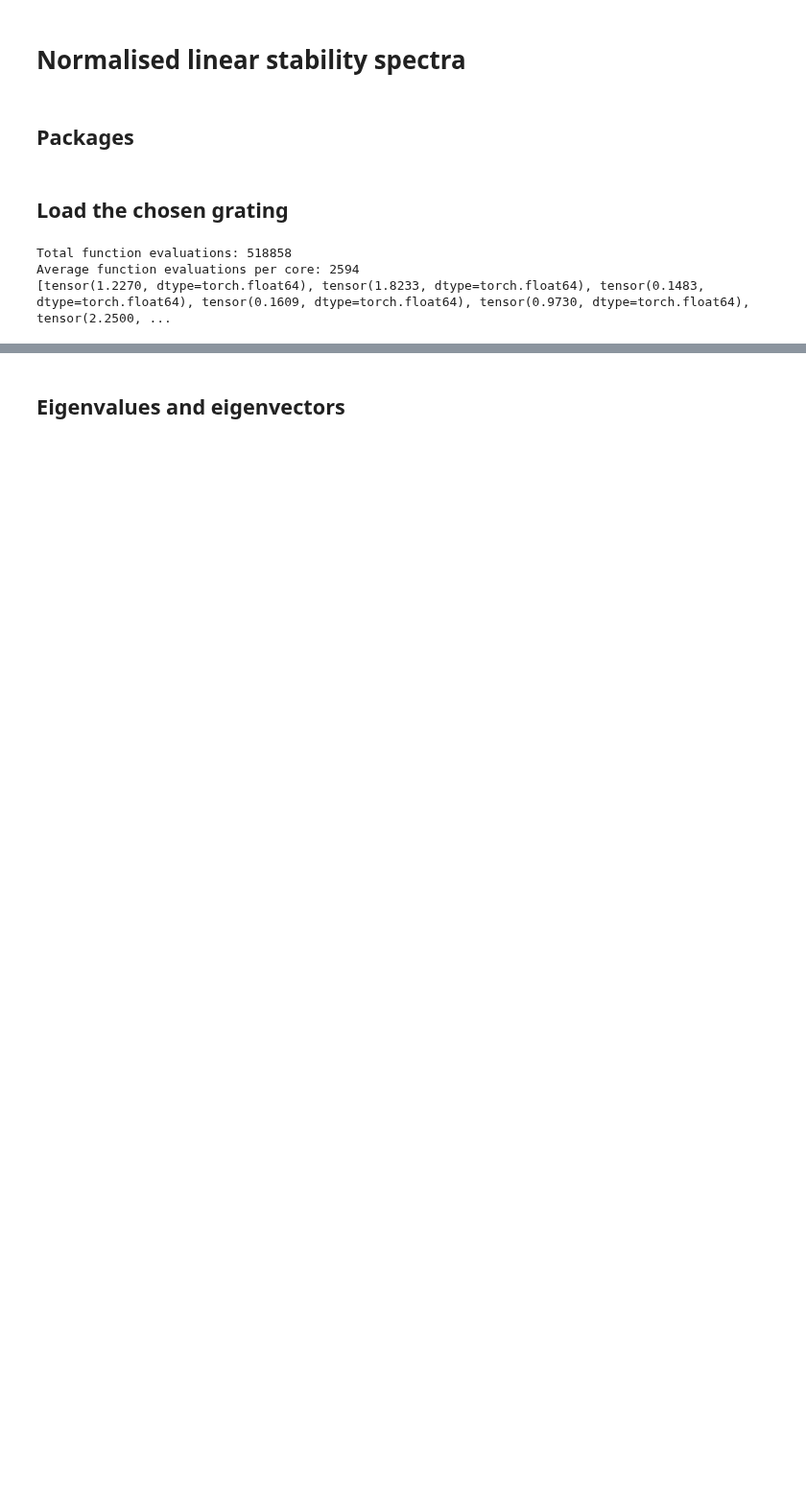
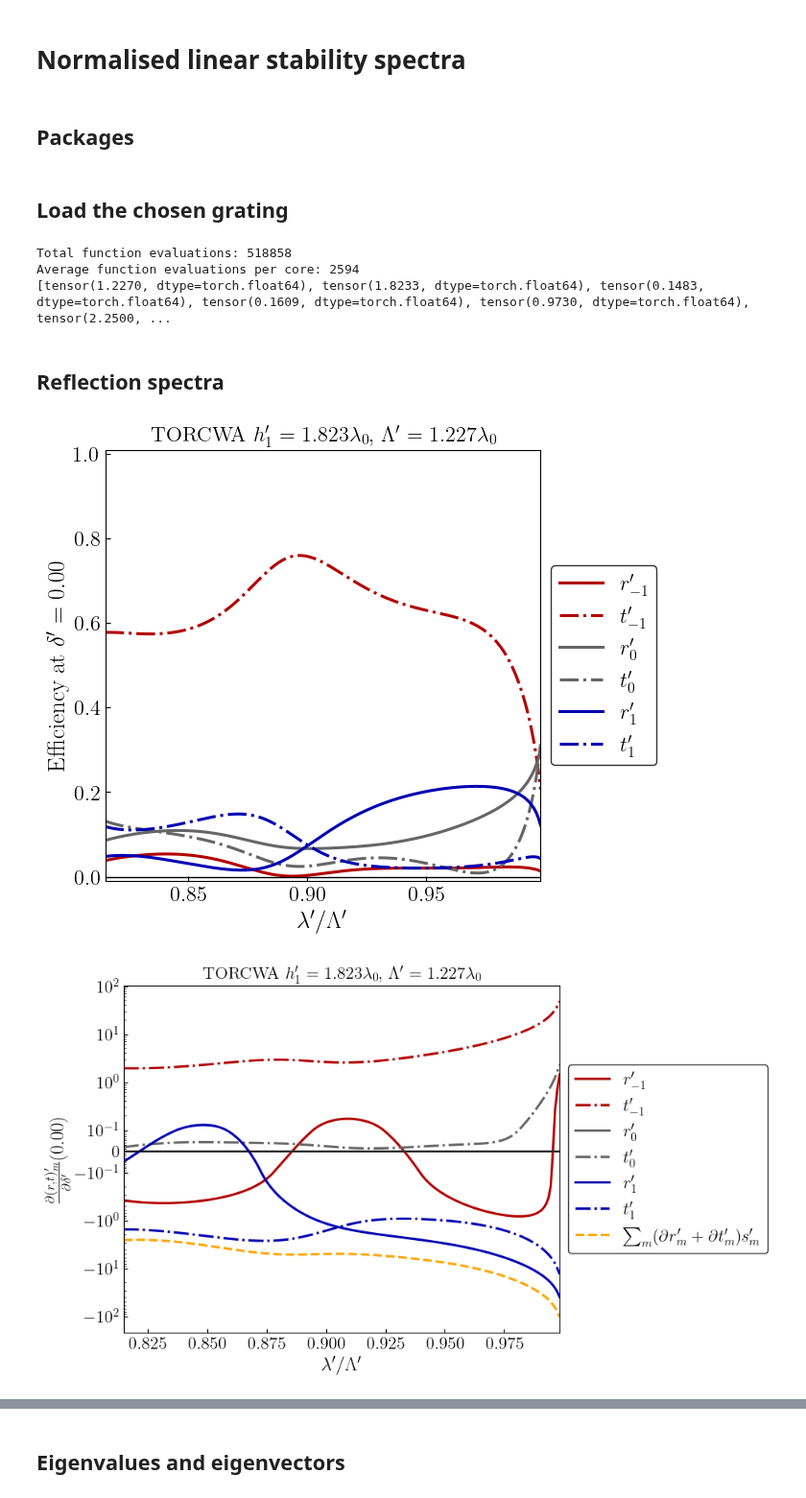
Before and after one commit to jadonylin/relativistic-lightsail-dynamics, a Jupyter notebook: Dynamics/plot_lsa_spectra.ipynb, the cells around one changed output, grey strips where cells are left out. Shown at 96% size. Drawn from its saved outputs; the diff is of its cells as text; code cells hidden in the pictures; blank space fills up the shorter version.

Commit message:
Plot reflection and transmission derivatives on one plot
Remove unused show_depth_dependence() function

```diff
--- a/Dynamics/plot_lsa_spectra.ipynb
+++ b/Dynamics/plot_lsa_spectra.ipynb
@@ -55,7 +55,7 @@ import autolib
 
 # runID = "PureTranslationOpt"
 runID = "Fasymp20_fixed_gaussian_near_cutoff"
-fname_preamble = '/Users/jlin0351/Library/CloudStorage/OneDrive-TheUniversityofSydney(Students)/Doppler Damping - Jadon Lin/Documentation/Data/relativistic-lightsail-dynamics'
+fname_preamble = '/Users/jadonlin/Library/CloudStorage/OneDrive-TheUniversityofSydney(Students)/Doppler Damping - Jadon Lin/Documentation/Data/relativistic-lightsail-dynamics'
 I = 5e8
 final_speed = 20.
 speed_range = np.array([0.,final_speed])
@@ -91,3 +91,25 @@ wavelengths = np.linspace(1., 1./parameters.D1_ND([0.2,0.]), num_points)
 Total function evaluations: 518858
 Average function evaluations per core: 2594
 [tensor(1.2270, dtype=torch.float64), tensor(1.8233, dtype=torch.float64), tensor(0.1483, dtype=torch.float64), tensor(0.1609, dtype=torch.float64), tensor(0.9730, dtype=torch.float64), tensor(2.2500, ...
+# %% [markdown]
+## Reflection spectra
+# %%
+quantity = "rt"
+n_plot = 200
+r_fig, r_ax = grating.show_spectrum(0., quantity, wavelength_range=wavelength_range, I=I, grad_method="grad",
+                                    num_plot_points=n_plot)
+PDangle_fig, PDangle_ax = grating.show_spectrum(0., "PD"+quantity, wavelength_range=wavelength_range, I=I, grad_method="grad",
+                                                num_plot_points=n_plot)
+PDwavelength_fig, PDwavelength_ax = grating.show_spectrum(0., "PD"+quantity+"lam", wavelength_range=wavelength_range, I=I,
+                                                          grad_method="grad", num_plot_points=n_plot, show_freq_grad=True)
+# rangle_fig, rangle_ax = grating.show_angular_efficiency(theta_max=20., num_plot_points=100)
+
+ftype = ".pdf"
+save_fname = fname_preamble + f"/Dynamics/{runID}"
+r_fig.savefig(save_fname+"_"+quantity+ftype, bbox_inches="tight")
+PDangle_fig.savefig(save_fname+"_PD"+quantity+ftype, bbox_inches="tight")
+PDwavelength_fig.savefig(save_fname+"_PD"+quantity+"wavelength"+ftype, bbox_inches="tight")
+# rangle_fig.savefig(save_fname+"_rangle"+ftype, bbox_inches="tight")
+# %% [output]
+[figure, added]
+[figure, added]
```
Also changed, not shown: parts of 7 cells of this notebook, 1 other file.
